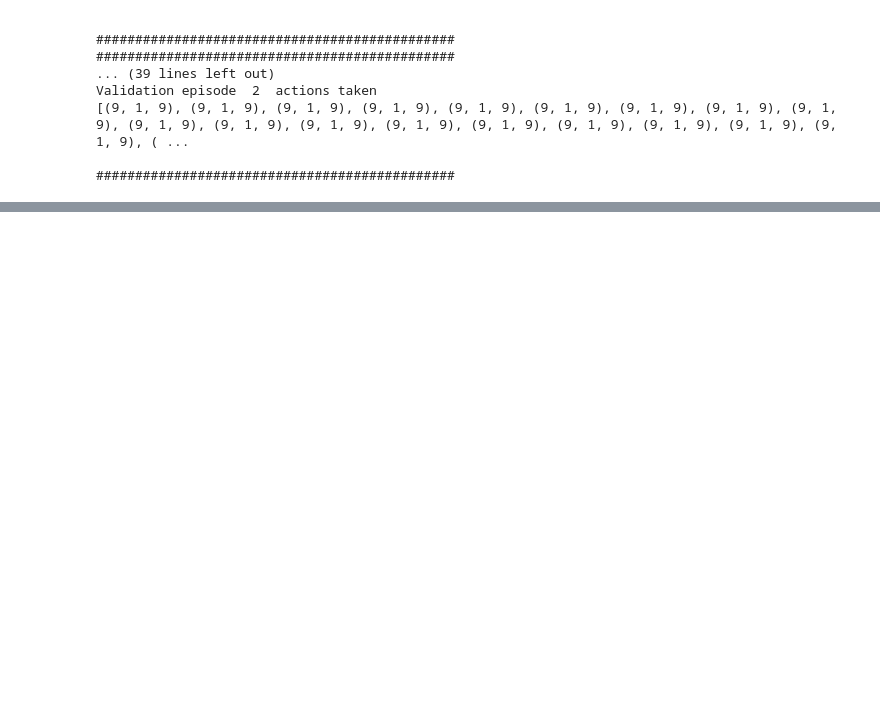
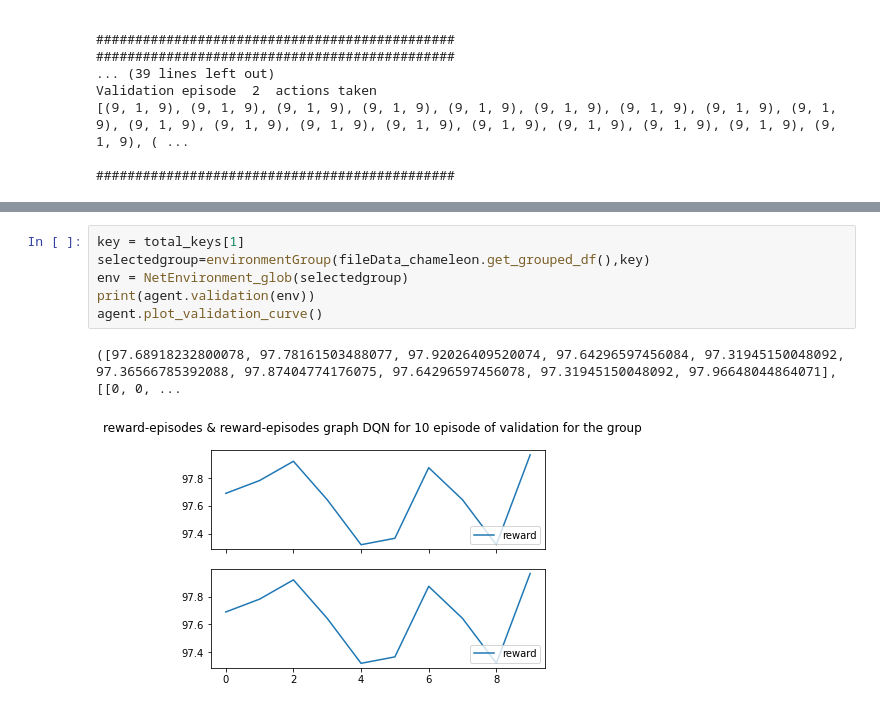
Before and after one commit to jgoldverg/RL_Metric, a Jupyter notebook: codes/driver_code_dqn_multiple_group.ipynb, the cells around one changed output, grey strips where cells are left out. Cells and saved outputs as stored; diff of their text form; blank space fills up the shorter version.

```diff
--- a/codes/driver_code_dqn_multiple_group.ipynb
+++ b/codes/driver_code_dqn_multiple_group.ipynb
@@ -196,0 +244,9 @@ plt.savefig('./all_in_one_dqn.png')
+# %%
+key = total_keys[1]
+selectedgroup=environmentGroup(fileData_chameleon.get_grouped_df(),key)
+env = NetEnvironment_glob(selectedgroup)
+print(agent.validation(env))
+agent.plot_validation_curve()
+# %% [output]
+([97.68918232800078, 97.78161503488077, 97.92026409520074, 97.64296597456084, 97.31945150048092, 97.36566785392088, 97.87404774176075, 97.64296597456078, 97.31945150048092, 97.96648044864071], [[0, 0, ...
+[figure, added]
```
Also changed, not shown: parts of 12 cells of this notebook.
